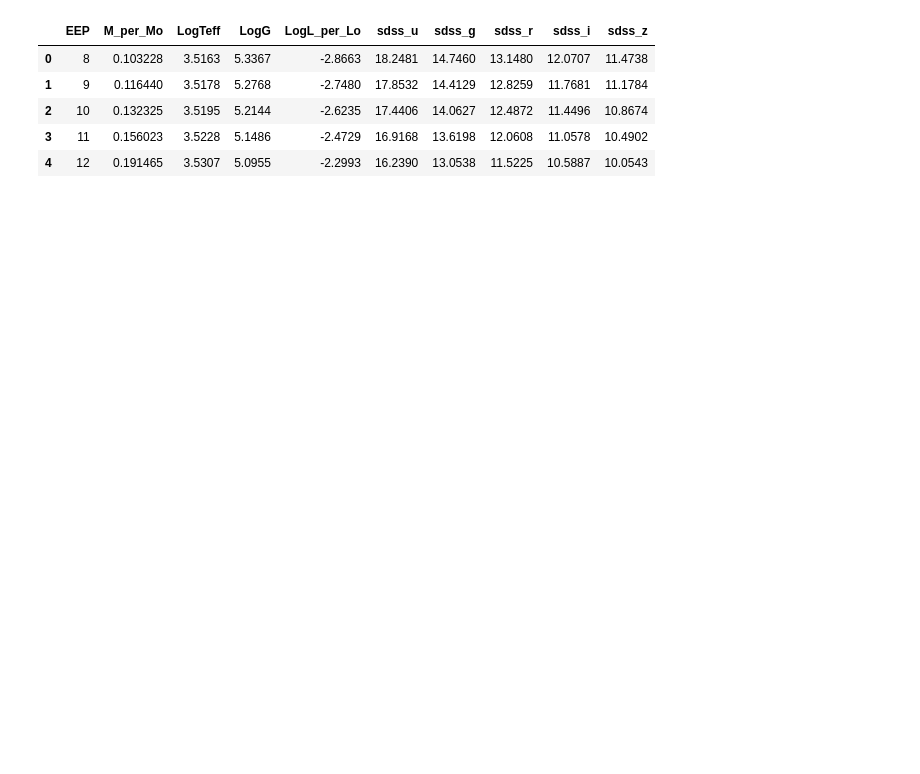
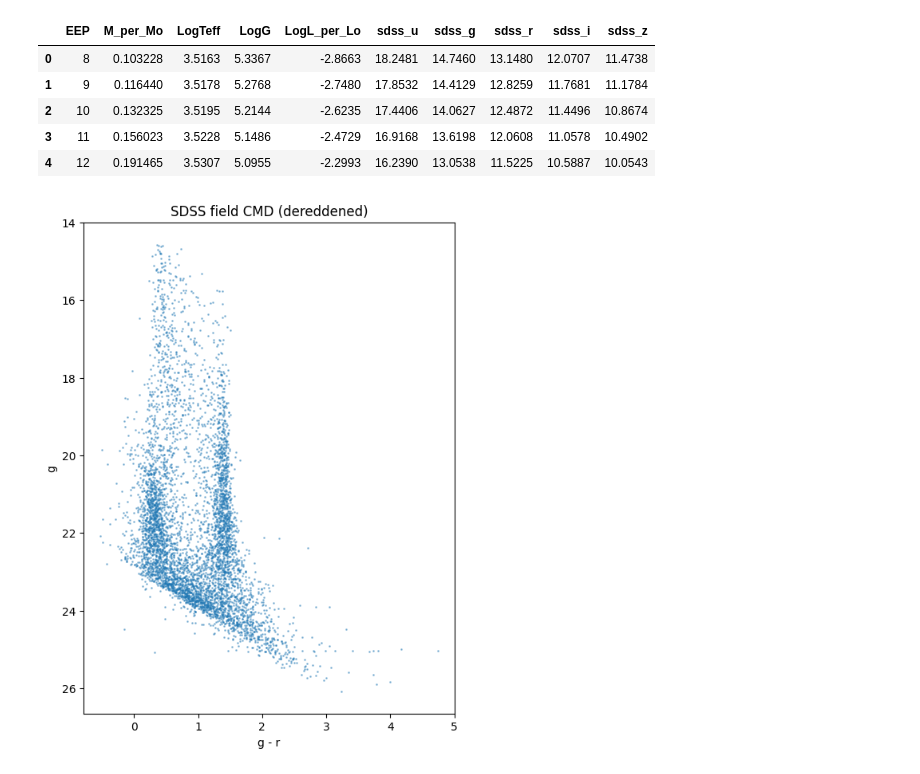
Before and after one commit to zangston/ASTR-5140, a Jupyter notebook: project2/Project2.ipynb, the cells around one changed output. Saved outputs shown, nothing was run; the diff lists cells and outputs as text; code cells hidden in the pictures; blank space fills up the shorter version.

Commit message:
Create SDSS loader, plot reddened SDSS data in notebook

```diff
--- a/project2/Project2.ipynb
+++ b/project2/Project2.ipynb
@@ -16,3 +16,24 @@ iso13 = isos["13gyr"]
 | 2 | 10 | 0.132325 | 3.5195 | 5.2144 | -2.6235 | 17.4406 | 14.0627 | 12.4872 | 11.4496 | 10.8674 |
 | 3 | 11 | 0.156023 | 3.5228 | 5.1486 | -2.4729 | 16.9168 | 13.6198 | 12.0608 | 11.0578 | 10.4902 |
 | 4 | 12 | 0.191465 | 3.5307 | 5.0955 | -2.2993 | 16.2390 | 13.0538 | 11.5225 | 10.5887 | 10.0543 |
+# %%
+# Read in SDSS data
+
+from sdss_data.sdss_loader import load_sdss_csv
+
+df = load_sdss_csv("sdss_data/sdss-data.csv")
+# %%
+# Plot SDSS data on CMD without reddening as a sanity check
+
+import matplotlib.pyplot as plt
+
+plt.figure(figsize=(6,8))
+plt.scatter(df["g_r"], df["g0"], s=1, alpha=0.4)
+
+plt.gca().invert_yaxis()
+plt.xlabel("g - r")
+plt.ylabel("g")
+plt.title("SDSS field CMD (dereddened)")
+plt.show()
+# %% [output]
+[figure, added]
```
Also changed, not shown: 3 other files.
